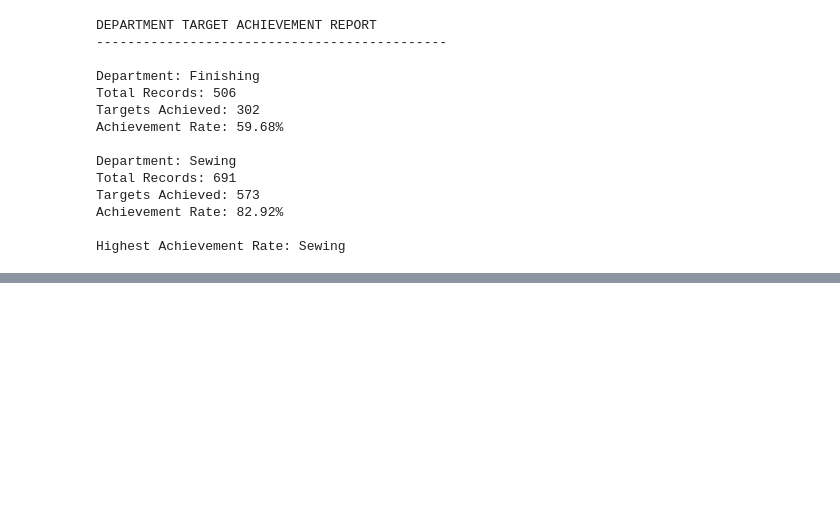
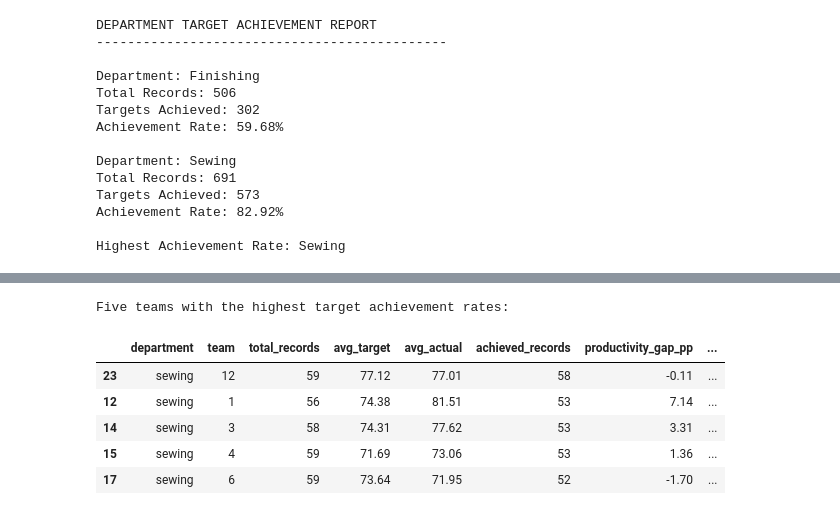
Before and after one commit to Reshmila2002/garment-production-intelligence, a Jupyter notebook: notebooks/02_production_kpi_analysis.ipynb, the cells around one changed output, grey strips where cells are left out. Cells and saved outputs as stored; diff of their text form; code cells hidden in the pictures; blank space fills up the shorter version.

```diff
--- a/notebooks/02_production_kpi_analysis.ipynb
+++ b/notebooks/02_production_kpi_analysis.ipynb
@@ -331,0 +417,20 @@ Highest Achievement Rate: Sewing
+# %%
+
+# Identify teams with the highest target achievement rates
+
+highest_teams = eligible_teams.sort_values(
+    by=["achievement_rate", "productivity_gap_pp"],
+    ascending=[False, False]
+).head(5)
+
+print("Five teams with the highest target achievement rates:")
+
+display(highest_teams.round(2))
+# %% [output]
+Five teams with the highest target achievement rates:
+|  | department | team | total_records | avg_target | avg_actual | achieved_records | productivity_gap_pp | ... |
+| 23 | sewing | 12 | 59 | 77.12 | 77.01 | 58 | -0.11 | ... |
+| 12 | sewing | 1 | 56 | 74.38 | 81.51 | 53 | 7.14 | ... |
+| 14 | sewing | 3 | 58 | 74.31 | 77.62 | 53 | 3.31 | ... |
+| 15 | sewing | 4 | 59 | 71.69 | 73.06 | 53 | 1.36 | ... |
+| 17 | sewing | 6 | 59 | 73.64 | 71.95 | 52 | -1.70 | ... |
```
Also changed, not shown: parts of 6 cells of this notebook.
